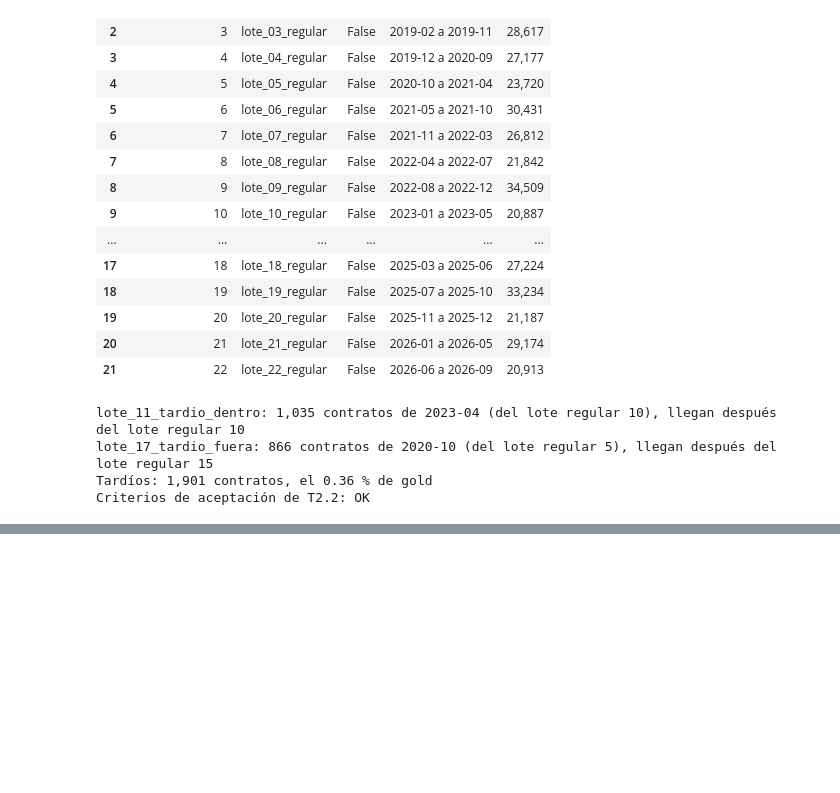
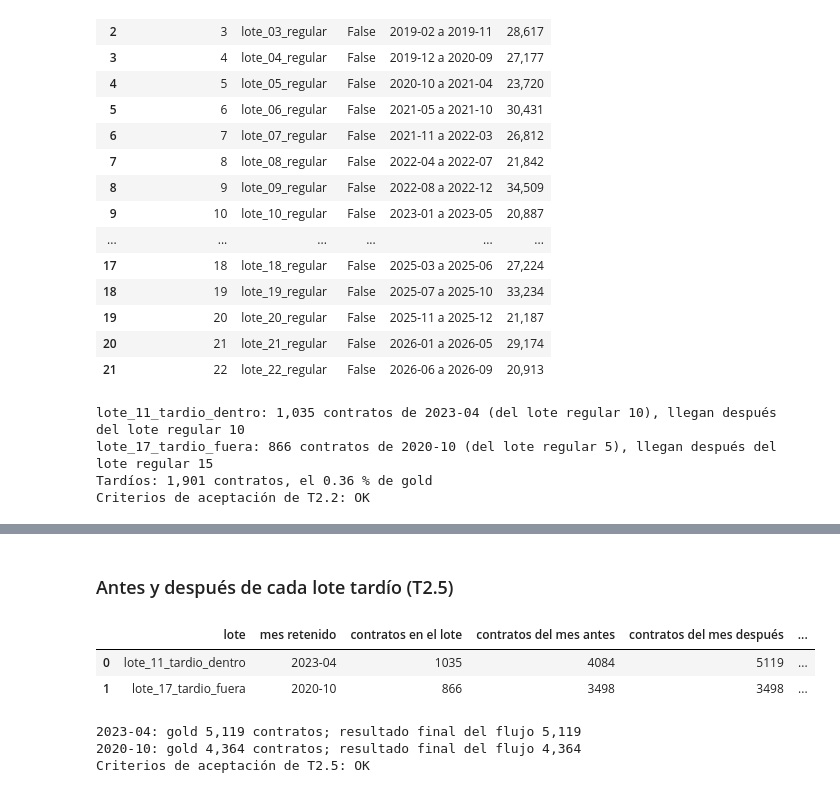
Before and after one commit to PalomaresJonatan13/pamd-secop, a Jupyter notebook: notebooks/05_corte3_streaming_ventanas.ipynb, the cells around one changed output, grey strips where cells are left out. Drawn from its saved outputs; the diff is of its cells as text; code cells hidden in the pictures; blank space fills up the shorter version.

```diff
--- a/notebooks/05_corte3_streaming_ventanas.ipynb
+++ b/notebooks/05_corte3_streaming_ventanas.ipynb
@@ -201,0 +454,60 @@ Criterios de aceptación de T2.2: OK
+# %% [markdown]
+### Antes y después de cada lote tardío (T2.5)
+# %%
+# T2.5 · Comparación antes y después de cada lote tardío
+def mes_de(clave):
+    return clave[0].strftime("%Y-%m")
+
+def cambios(antes, despues):
+    """Ventanas nuevas o con alguna medida distinta entre dos copias de la tabla."""
+    return {k for k in despues if k not in antes or antes[k] != despues[k]}
+
+def contratos_del_mes(copia, mes):
+    return sum(f["contratos"] for k, f in copia.items() if mes_de(k) == mes)
+
+tardios_por_archivo = {r["archivo"]: r["count"] for r in
+                       (spark.read.parquet(STREAMING_TARDIOS).groupBy("archivo").count().collect() if n_tardios_registrados else [])}
+filas_comparacion = []
+for e in orden:
+    if e["tipo"] == "regular":
+        continue
+    antes, despues = antes_de[e["archivo"]], despues_de[e["archivo"]]
+    cambiadas = cambios(antes, despues)
+    registradas = tardios_por_archivo.get(e["archivo"], 0)
+    filas_lote = huella_escrita[e["archivo"]][0]
+    # (1) Solo cambia la ventana afectada: las del mes retenido; todas las demás quedan igual
+    assert {mes_de(k) for k in cambiadas} <= {e["mes_retenido"]}, f"{e['archivo']} cambió ventanas de otros meses"
+    assert all(antes[k] == despues[k] for k in antes if mes_de(k) != e["mes_retenido"])
+    # (2) Ningún tardío se pierde en silencio: lo que no entró a la ventana quedó registrado aparte
+    incorporadas = contratos_del_mes(despues, e["mes_retenido"]) - contratos_del_mes(antes, e["mes_retenido"])
+    assert incorporadas + registradas == filas_lote, f"{e['archivo']}: hay filas tardías sin explicar"
+    filas_comparacion.append({
+        "lote": e["archivo"],
+        "mes retenido": e["mes_retenido"],
+        "contratos en el lote": filas_lote,
+        "contratos del mes antes": contratos_del_mes(antes, e["mes_retenido"]),
+        "contratos del mes después": contratos_del_mes(despues, e["mes_retenido"]),
+        "incorporados por el flujo": incorporadas,
+        "registrados en tardíos": registradas,
+        "ventanas que cambiaron": len(cambiadas),
+        "ventanas sin cambios": sum(1 for k in antes if k not in cambiadas),
+    })
+display(pd.DataFrame(filas_comparacion))
+
+# Con la corrección desde la tabla de tardíos, el mes retenido queda completo y los demás meses no cambian
+for e in orden:
+    if e["tipo"] != "regular":
+        en_gold = base.filter(F.date_format("fecha_adjudicacion", "yyyy-MM") == e["mes_retenido"]).count()
+        final_mes = mensual.loc[mensual["anio_mes"] == e["mes_retenido"], "contratos"].iloc[0]
+        print(f"{e['mes_retenido']}: gold {en_gold:,} contratos; resultado final del flujo {final_mes:,}")
+        assert en_gold == final_mes
+# (3) El total acumulado final es correcto (comprobado en T2.4 y ventana por ventana en T2.6)
+assert sum(f["contratos"] for f in despues_de[orden[-1]["archivo"]].values()) + n_tardios_registrados == n_gold
+print("Criterios de aceptación de T2.5: OK")
+# %% [output]
+|  | lote | mes retenido | contratos en el lote | contratos del mes antes | contratos del mes después | ... |
+| 0 | lote_11_tardio_dentro | 2023-04 | 1035 | 4084 | 5119 | ... |
+| 1 | lote_17_tardio_fuera | 2020-10 | 866 | 3498 | 3498 | ... |
+2023-04: gold 5,119 contratos; resultado final del flujo 5,119
+2020-10: gold 4,364 contratos; resultado final del flujo 4,364
+Criterios de aceptación de T2.5: OK
```
Also changed, not shown: parts of 14 cells of this notebook, 2 other files.
